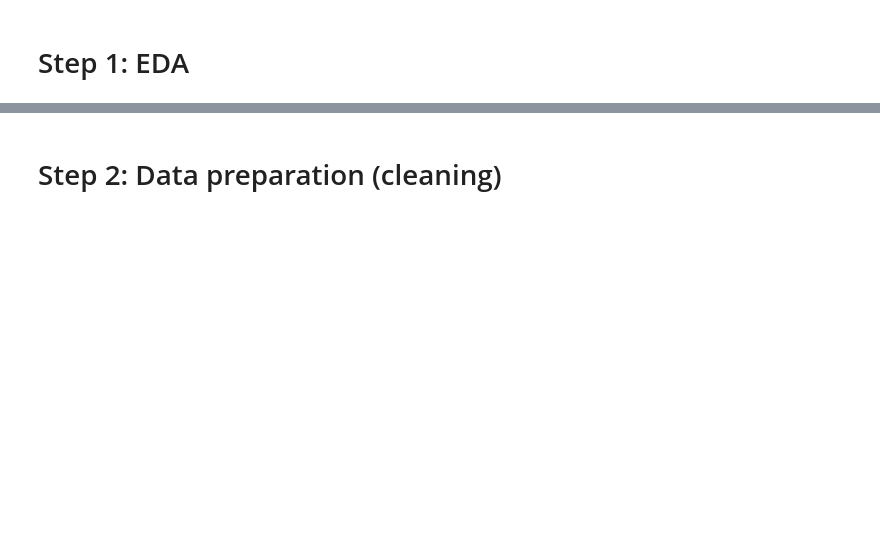
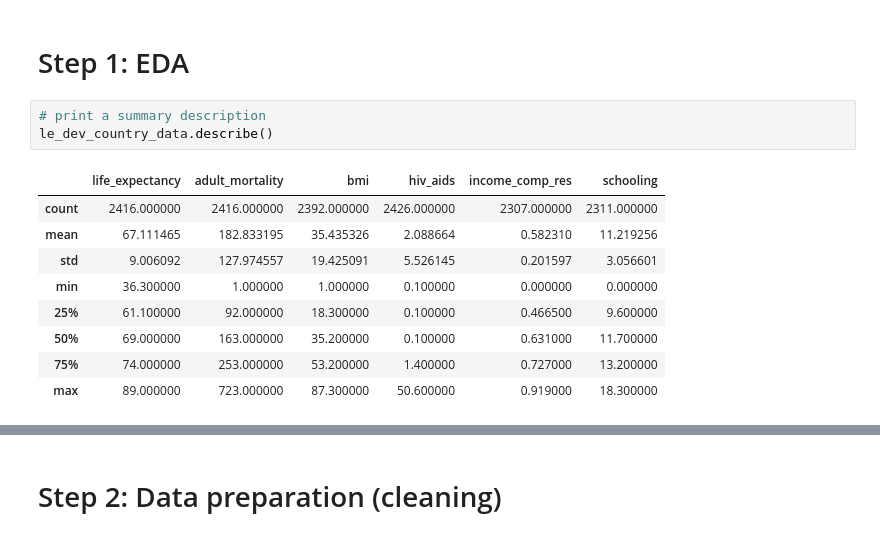
Before and after one commit to BrainTheos/uon-cci501-linear-regression, a Jupyter notebook: CCI501_Linear_Regression.ipynb, the cells around one changed output, grey strips where cells are left out. Saved outputs shown, nothing was run; the diff lists cells and outputs as text; blank space fills up the shorter version.

```diff
--- a/CCI501_Linear_Regression.ipynb
+++ b/CCI501_Linear_Regression.ipynb
@@ -25,2 +76,15 @@ data.head()
 # %% [markdown]
 # Step 1: EDA
+# %%
+# print a summary description
+le_dev_country_data.describe()
+# %% [output]
+|  | life_expectancy | adult_mortality | bmi | hiv_aids | income_comp_res | schooling |
+| count | 2416.000000 | 2416.000000 | 2392.000000 | 2426.000000 | 2307.000000 | 2311.000000 |
+| mean | 67.111465 | 182.833195 | 35.435326 | 2.088664 | 0.582310 | 11.219256 |
+| std | 9.006092 | 127.974557 | 19.425091 | 5.526145 | 0.201597 | 3.056601 |
+| min | 36.300000 | 1.000000 | 1.000000 | 0.100000 | 0.000000 | 0.000000 |
+| 25% | 61.100000 | 92.000000 | 18.300000 | 0.100000 | 0.466500 | 9.600000 |
+| 50% | 69.000000 | 163.000000 | 35.200000 | 0.100000 | 0.631000 | 11.700000 |
+| 75% | 74.000000 | 253.000000 | 53.200000 | 1.400000 | 0.727000 | 13.200000 |
+| max | 89.000000 | 723.000000 | 87.300000 | 50.600000 | 0.919000 | 18.300000 |
```
Also changed, not shown: parts of 13 cells of this notebook, 2 other files.
